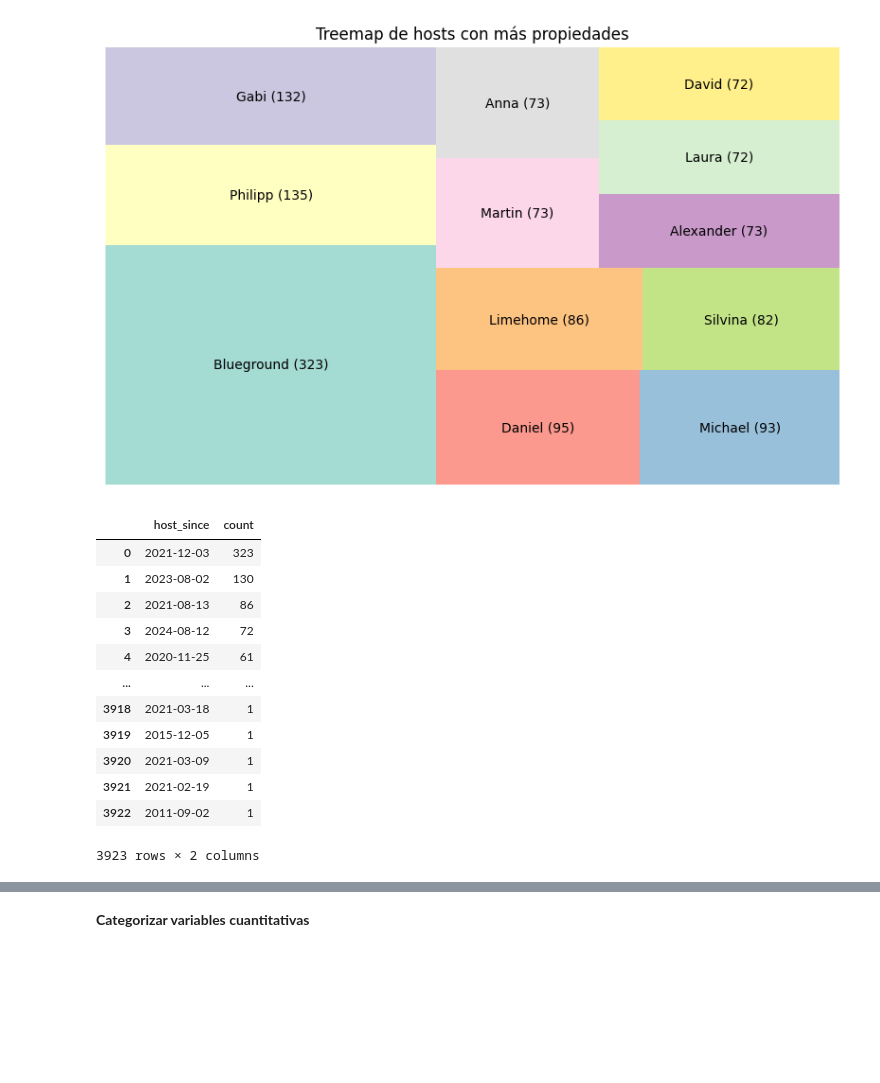
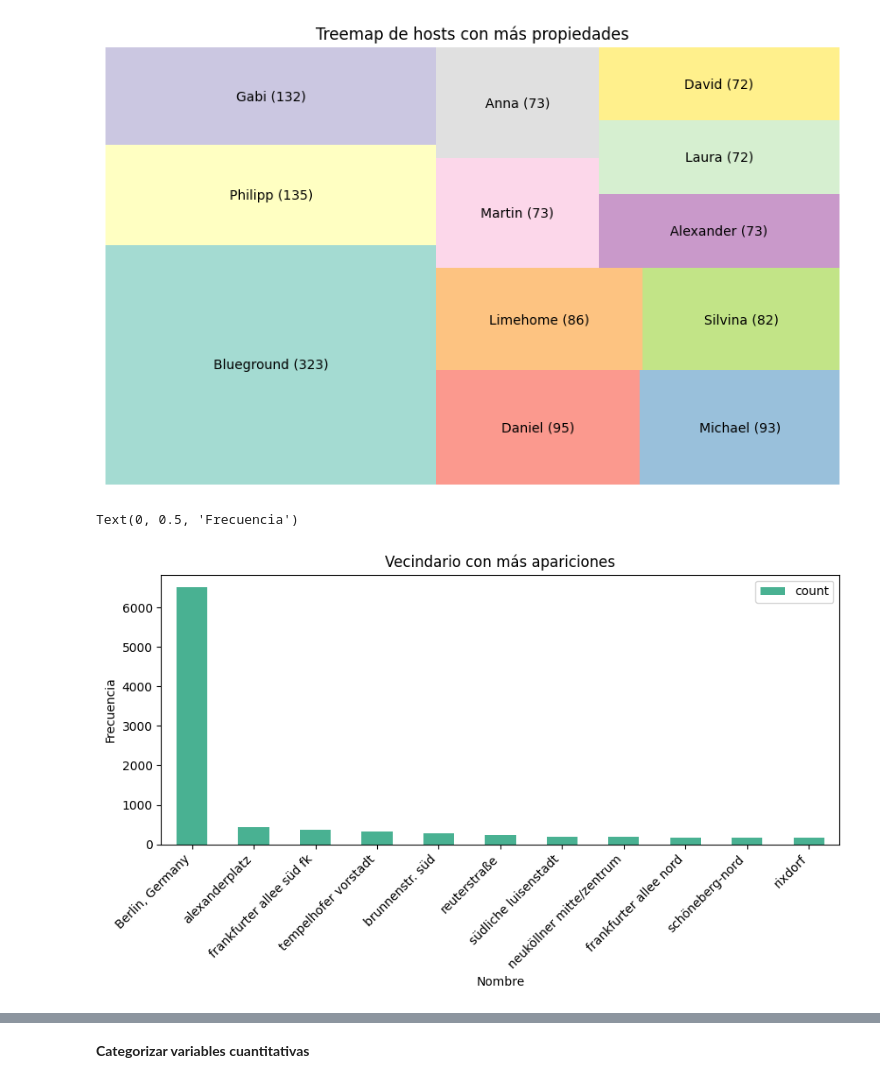
Before and after one commit to Raydays55/Actividad-5, a Jupyter notebook: Act5.ipynb, the cells around one changed output, grey strips where cells are left out. Drawn from its saved outputs; the diff is of its cells as text; code cells hidden in the pictures; blank space fills up the shorter version.

```diff
--- a/Act5.ipynb
+++ b/Act5.ipynb
@@ -208,20 +209,24 @@ plt.show()
 # %% [output]
 [figure]
 # %%
-# 8. Análisis univariado 'host_since'
-Tabla_freq_host_since = df_extrac['host_since'].value_counts().reset_index()
-Tabla_freq_host_since
+# 8. Análisis univariado 'neighbourhood'
+Tabla_freq_neighbourhood = df_extrac['neighbourhood'].value_counts().reset_index()
+Tabla_freq_neighbourhood
+
+# Filtro de valores más relevantes de la variable categórica
+Filtro_host_neighbourhood = Tabla_freq_neighbourhood[Tabla_freq_neighbourhood['count'] > 164]
+Filtro_host_neighbourhood.head(10)
+
+# Ajustar el índice del DF
+Filtro_index_neighbourhood = Filtro_host_neighbourhood.set_index('neighbourhood')
+Filtro_index_neighbourhood
+
+# Realizar gráfica de barras del DF filtrado, Análisis univariado de una frecuencia
+Filtro_index_neighbourhood.plot(kind= 'bar', figsize= (10,4), alpha = 0.8, colormap = 'Dark2')
+plt.title('Vecindario con más apariciones')
+plt.xticks(rotation=45, ha='right')
+plt.xlabel('Nombre')
+plt.ylabel('Frecuencia')
 # %% [output]
-|  | host_since | count |
-| 0 | 2021-12-03 | 323 |
-| 1 | 2023-08-02 | 130 |
-| 2 | 2021-08-13 | 86 |
-| 3 | 2024-08-12 | 72 |
-| 4 | 2020-11-25 | 61 |
-| ... | ... | ... |
-| 3918 | 2021-03-18 | 1 |
-| 3919 | 2015-12-05 | 1 |
-| 3920 | 2021-03-09 | 1 |
-| 3921 | 2021-02-19 | 1 |
-| 3922 | 2011-09-02 | 1 |
-3923 rows × 2 columns
+Text(0, 0.5, 'Frecuencia')
+[figure, added]
```
Also changed, not shown: parts of 5 cells of this notebook.
